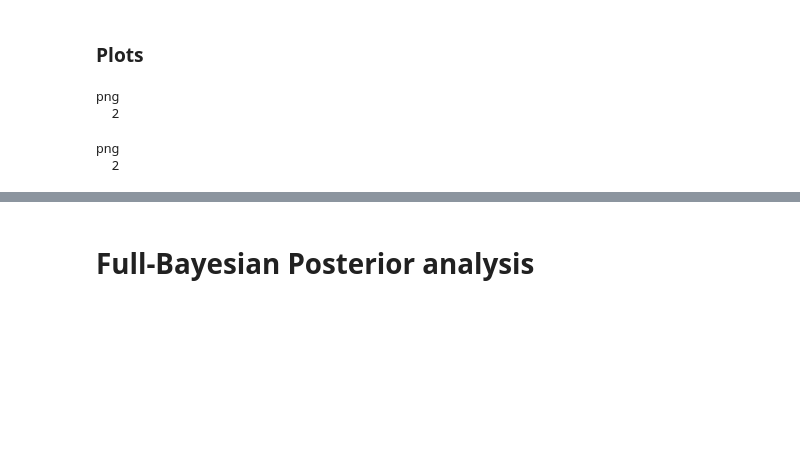
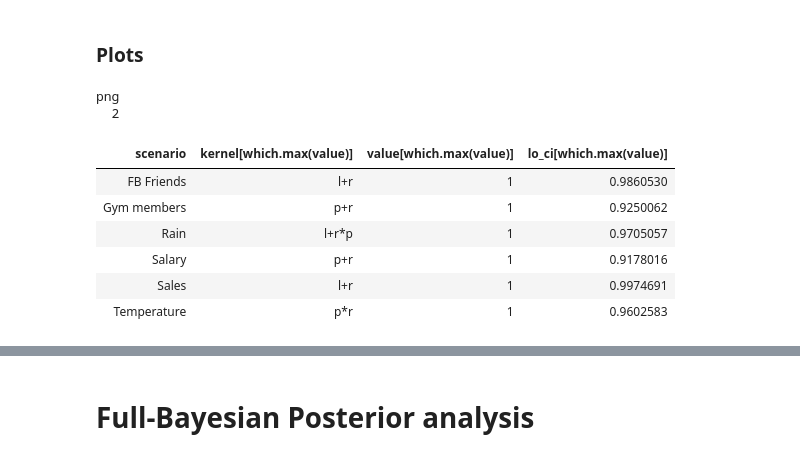
Before and after one commit to ericschulz/compforca, a Jupyter notebook: Data analysis/3- New compositional analysis.ipynb, the cells around one changed output, grey strips where cells are left out. Saved outputs shown, nothing was run; the diff lists cells and outputs as text; code cells hidden in the pictures; blank space fills up the shorter version.

```diff
--- a/Data analysis/3- New compositional analysis.ipynb
+++ b/Data analysis/3- New compositional analysis.ipynb
@@ -224,12 +235,25 @@ png
   2
 # %%
 # Plotting data
-to_plot<- lmls_prior_f %>%
+to_plot <- lmls_prior_f %>%
             group_by(kernel, scenario) %>%
             summarize(value = mean(lml),
                       lo_ci = t.test(lml, conf.level=0.95)$conf.int[1],
                       hi_ci = t.test(lml, conf.level=0.95)$conf.int[2])
 
+# Remove single components
+to_plot <- to_plot %>%
+                filter(kernel != 'l', kernel != 'p', kernel != 'r')
+
+# Scaling the 'data to plot' to a 0-1 range
+min_v = min(to_plot$value)
+range_v = max(to_plot$value) - min(to_plot$value)
+
+to_plot <- to_plot %>%
+                group_by( scenario ) %>%
+                mutate( lo_ci = (lo_ci - min(value)) / (max(value - min(value))),
+                        hi_ci = (hi_ci - min(value)) / (max(value - min(value))),
+                        value = (value - min(value)) / (max(value - min(value))))
 # Plotting magic
 to_plot$kernel <- factor(to_plot$kernel, levels=kernels)
 
@@ -247,9 +271,19 @@ p4 <- plot_lmls(lmls_gym, "Gym members", hide_y=TRUE, hide_x=TRUE)
 p5 <- plot_lmls(lmls_salary, "Salary", hide_x=TRUE, hide_y=TRUE)
 p6 <- plot_lmls(lmls_fb, "FB Friends", hide_y=TRUE, hide_x=TRUE)
 
-svg("Images/part_2/kernels_priors_lmls_2.svg", width=8, height=4)
-multiplot(p1, p2, p3, p4, p5, p6, cols=3)
-dev.off()
+#pdf("Images/paper_images/kernels_priors_lmls_2.pdf", width=8, height=4)
+#multiplot(p1, p2, p3, p4, p5, p6, cols=3)
+#dev.off()
-# %% [output]
-png
-  2
+# %%
+# Which kernel is max
+to_plot %>%
+    group_by(scenario) %>%
+    summarize(kernel[which.max(value)], value[which.max(value)], lo_ci[which.max(value)])
+# %% [output]
+| scenario | kernel[which.max(value)] | value[which.max(value)] | lo_ci[which.max(value)] |
+| FB Friends | l+r | 1 | 0.9860530 |
+| Gym members | p+r | 1 | 0.9250062 |
+| Rain | l+r*p | 1 | 0.9705057 |
+| Salary | p+r | 1 | 0.9178016 |
+| Sales | l+r | 1 | 0.9974691 |
+| Temperature | p*r | 1 | 0.9602583 |
```
Also changed, not shown: parts of 12 cells of this notebook, 11 other files.
